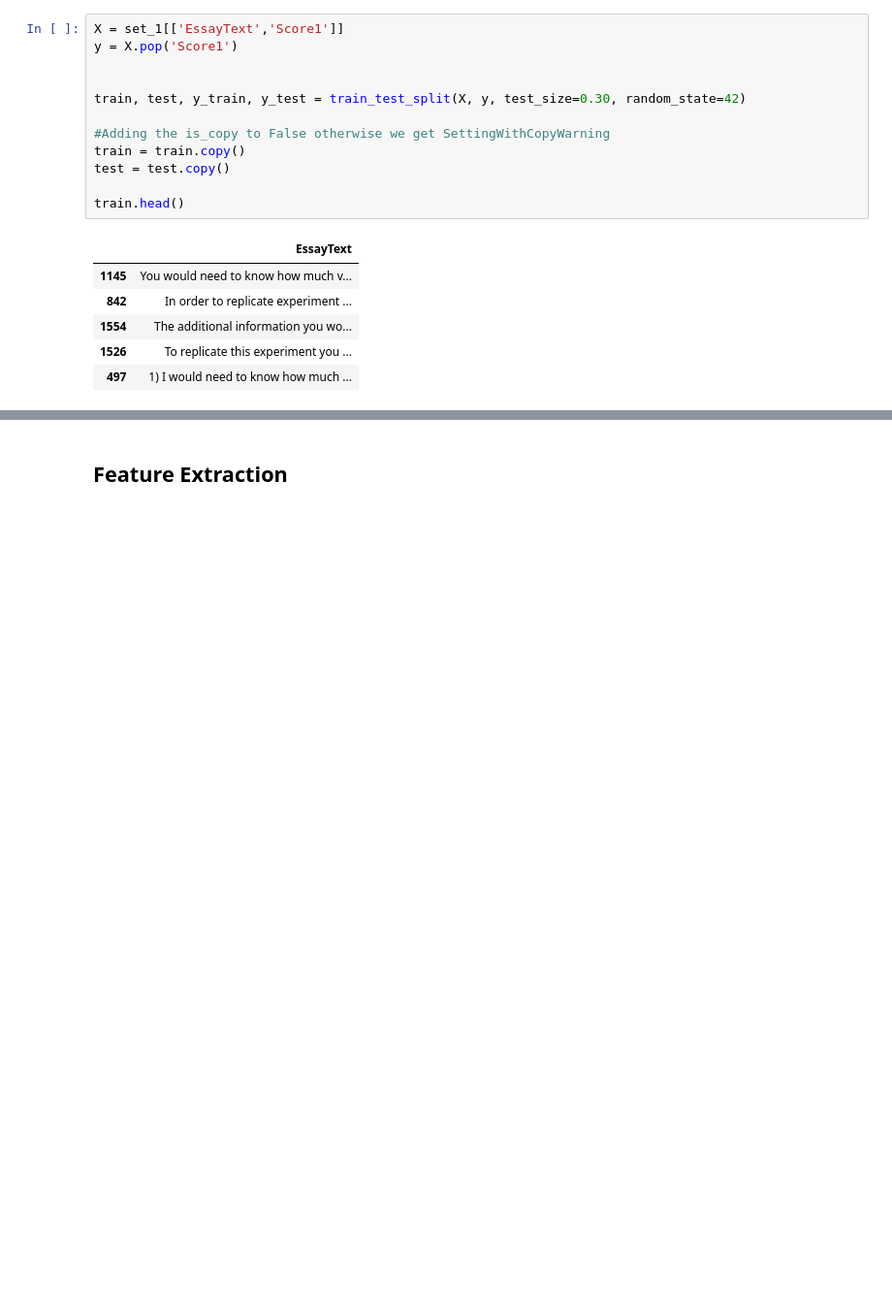
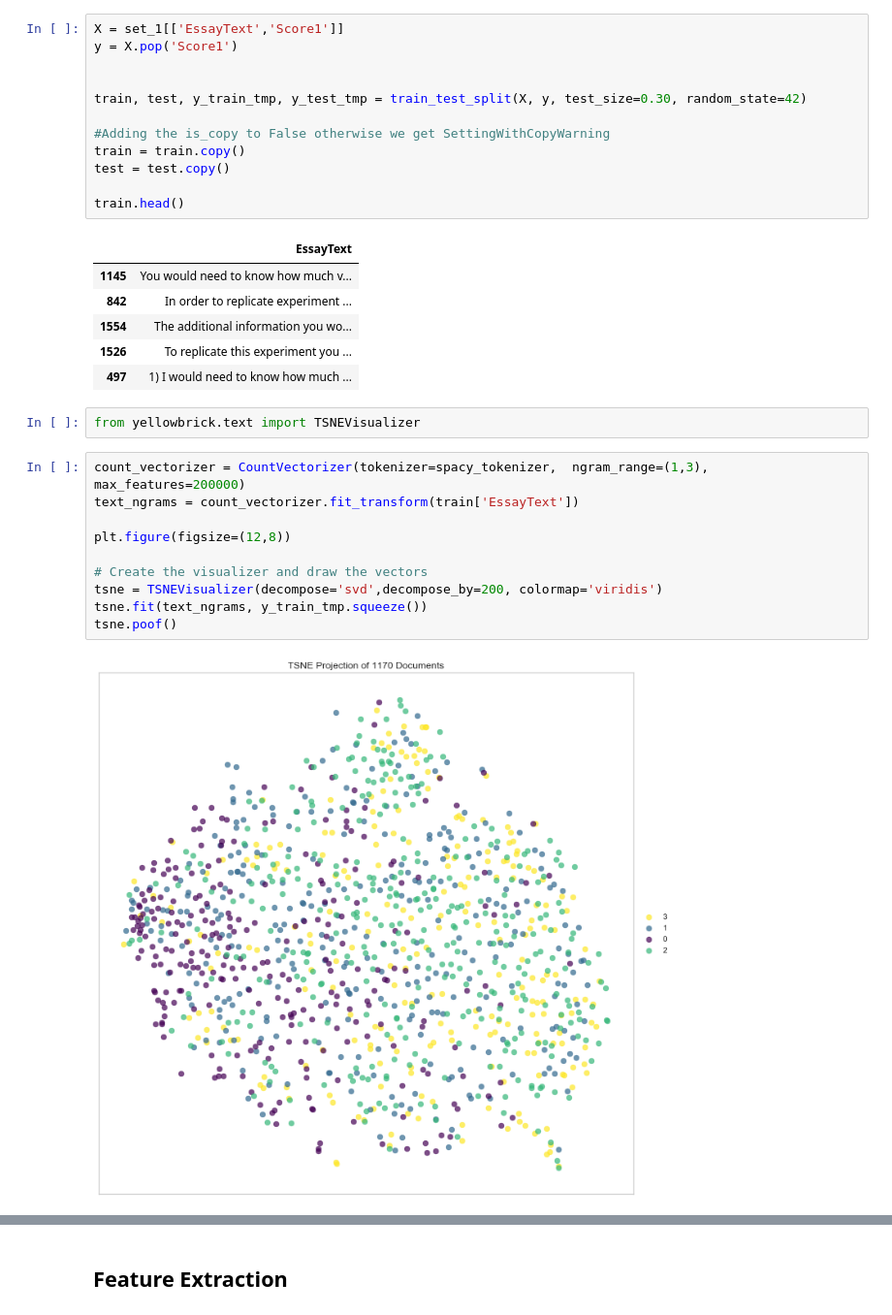
Before and after one commit to devanshi28/finalProject, a Jupyter notebook: experiments/WIP.ipynb, the cells around one changed output, grey strips where cells are left out. Shown: that part at 97% size. Saved outputs shown, nothing was run; the diff lists cells and outputs as text; blank space fills up the shorter version.

```diff
--- a/experiments/WIP.ipynb
+++ b/experiments/WIP.ipynb
@@ -89,7 +99,7 @@ X = set_1[['EssayText','Score1']]
 y = X.pop('Score1')
 
 
-train, test, y_train, y_test = train_test_split(X, y, test_size=0.30, random_state=42)
+train, test, y_train_tmp, y_test_tmp = train_test_split(X, y, test_size=0.30, random_state=42)
 
 #Adding the is_copy to False otherwise we get SettingWithCopyWarning
 train = train.copy()
@@ -103,3 +113,17 @@ train.head()
 | 1554 | The additional information you wo... |
 | 1526 | To replicate this experiment you ... |
 | 497 | 1) I would need to know how much ... |
+# %%
+from yellowbrick.text import TSNEVisualizer
+# %%
+count_vectorizer = CountVectorizer(tokenizer=spacy_tokenizer,  ngram_range=(1,3), max_features=200000)
+text_ngrams = count_vectorizer.fit_transform(train['EssayText'])
+
+plt.figure(figsize=(12,8))
+
+# Create the visualizer and draw the vectors
+tsne = TSNEVisualizer(decompose='svd',decompose_by=200, colormap='viridis')
+tsne.fit(text_ngrams, y_train_tmp.squeeze())
+tsne.poof()
+# %% [output]
+[figure, added]
```
Also changed, not shown: parts of 60 cells of this notebook.
